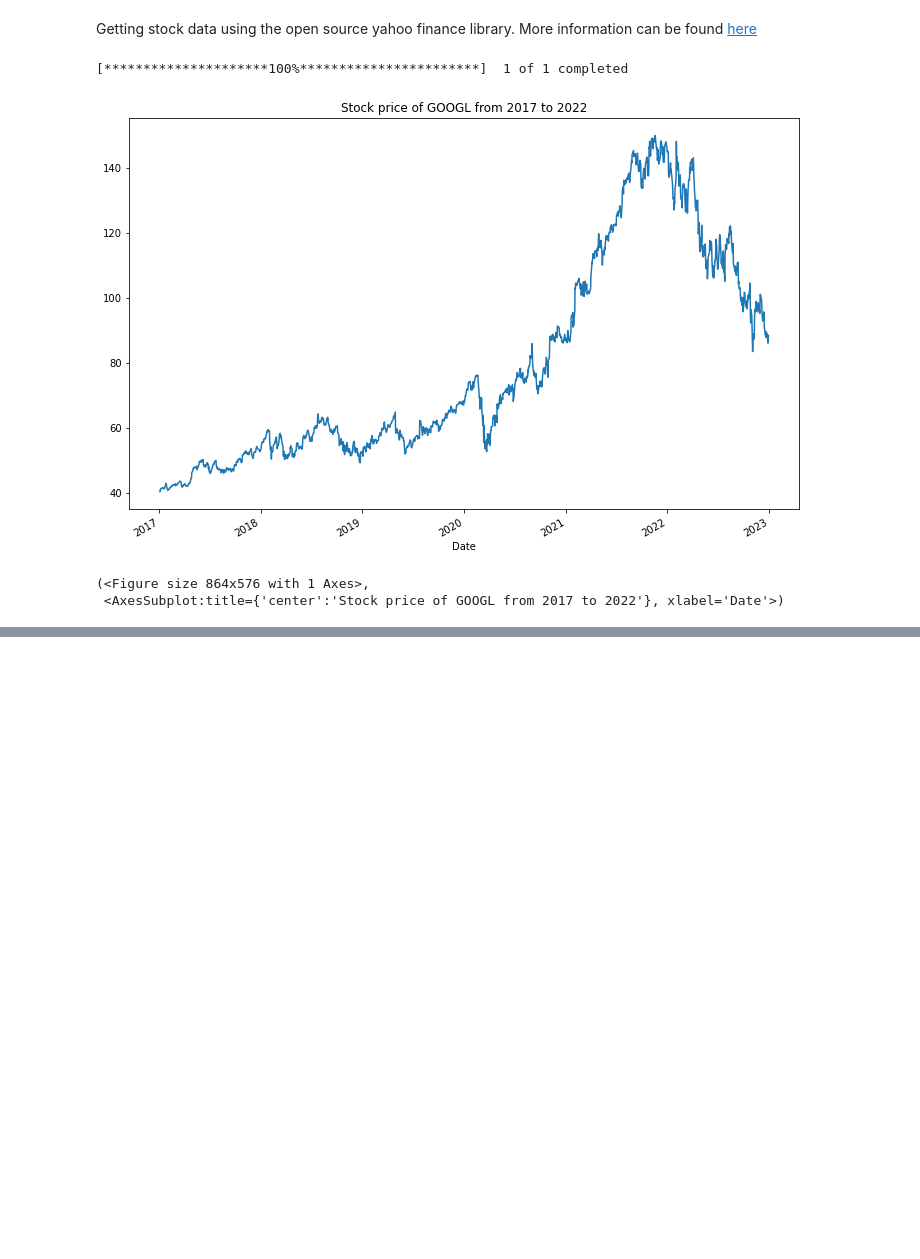
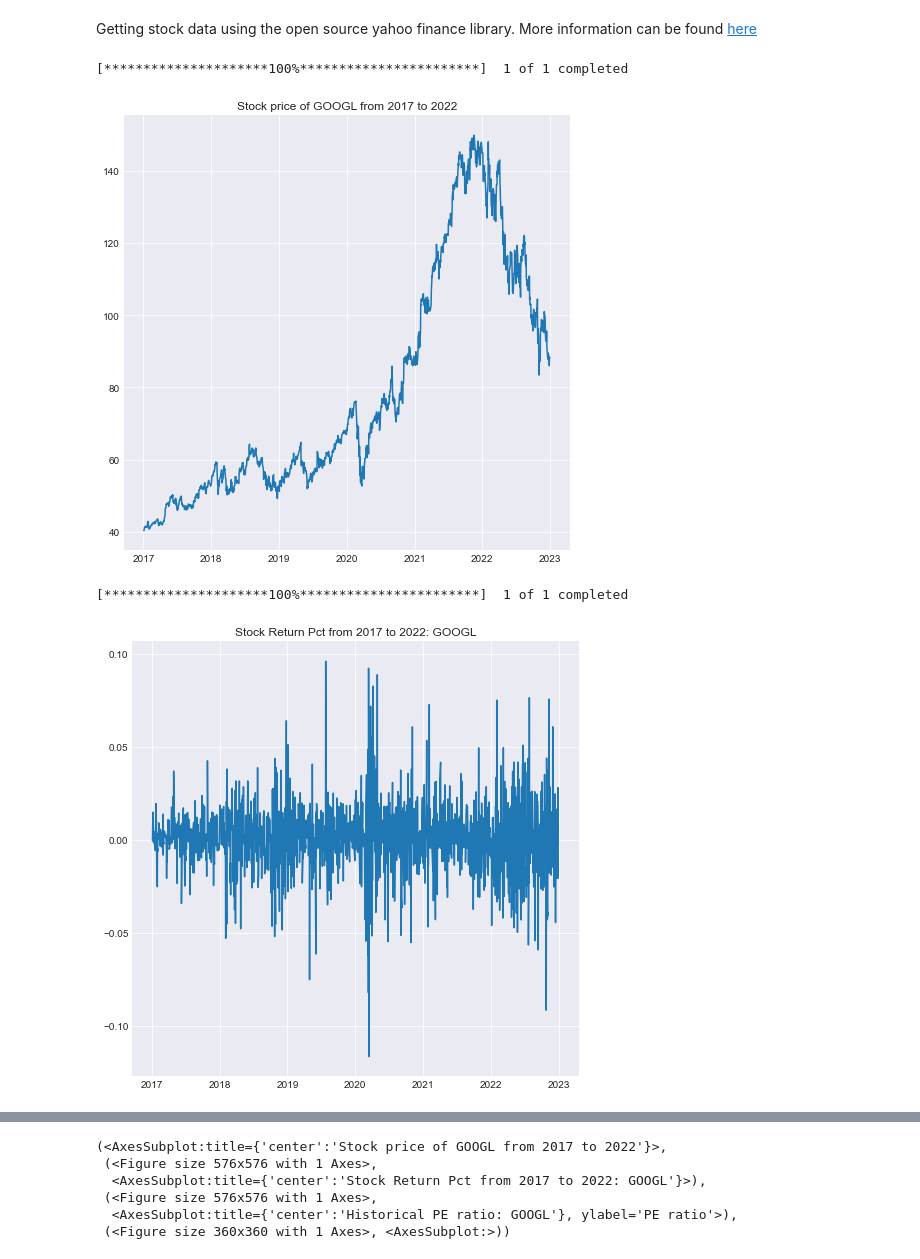
Before and after one commit to rahulakrish/portfolio_builder, a Jupyter notebook: notebook.ipynb, the cells around one changed output, grey strips where cells are left out. Drawn from its saved outputs; the diff is of its cells as text; code cells hidden in the pictures; blank space fills up the shorter version.

```diff
--- a/notebook.ipynb
+++ b/notebook.ipynb
@@ -16,7 +18,6 @@ warnings.filterwarnings('ignore')
 Getting stock data using the open source yahoo finance library. More information can be found [here](https://pypi.org/project/yfinance/)
 # %%
 #function to get stock data of a company
-
 
 def stock_info(ticker):
     #define dates for 5 years
@@ -24,12 +25,12 @@ def stock_info(ticker):
     end_date = '2022-12-31'
     df = yf.download(ticker,start=start_date,end=end_date)
     #plot the stock price over the years
-    fig,ax=plt.subplots(figsize=(12,8));
-    df['Adj Close'].plot(ax=ax);
+    fig,ax=plt.subplots(figsize=(8,8))
+    ax.plot(df['Adj Close']);
     ax.set_title(f'Stock price of {ticker} from 2017 to 2022');
-    plt.show()
+    plt.show();
 
-    return fig,ax
+    return ax
 # %%
 #function to calculate stock return
 
@@ -42,7 +43,7 @@ def stock_return(ticker):
     df_return.drop(df_return.index[0],inplace=True) # drop the Nan value from the first row
 
     #plot the returns over 5 years
-    fig,ax = plt.subplots(figsize=(15,8))
+    fig,ax = plt.subplots(figsize=(8,8))
     ax.plot(df_return['pct_change'])
     ax.set_title('Stock Return Pct from 2017 to 2022:' +' ' + ticker)
     plt.show();
@@ -124,7 +125,10 @@ def get_dividend(ticker):
 
     #check if the company pays dividends
     if div[ticker] == None:
-        return print(f'{ticker} does not pay dividends')
+        fig,ax = plt.subplots(figsize=(5,5))
+        ax.annotate(f'Sorry, {ticker} does not offer dividends',xy=(0.3,0.5),fontsize=20);
+        ax.axis('off')
+        return fig,ax
 
     else:#if company does pay dividends,then convert to a df and create a plot
         df = pd.DataFrame(div[ticker])
@@ -132,15 +136,18 @@ def get_dividend(ticker):
         df.rename(columns={'formatted_date':'date'},inplace=True)
         df['date'] = pd.to_datetime(df['date'])
         df.set_index('date',inplace=True)
-        fig,ax=plt.subplots(figsize=(7,7))
-        ax.plot(df['amount']);
+        fig,ax=plt.subplots(figsize=(8,8))
+        ax.plot(df['amount'],marker = '*', markerfacecolor = 'black');
         ax.set_title(f'Dividend rate: {ticker}')
 
-    return ax
+    return fig,ax
+# %%
+def summary_info(ticker):
+    return stock_info(ticker), stock_return(ticker), get_pe_ratio(ticker),get_dividend(ticker)
 # %%
-stock_info('GOOGL')
+summary_info('GOOGL')
 # %% [output]
 [*********************100%***********************]  1 of 1 completed
-[figure, old version]
+[figure, new version]
-(<Figure size 864x576 with 1 Axes>,
- <AxesSubplot:title={'center':'Stock price of GOOGL from 2017 to 2022'}, xlabel='Date'>)
+[*********************100%***********************]  1 of 1 completed
+[figure, added]
@@ -146,0 +155,6 @@ stock_info('GOOGL')
+(<AxesSubplot:title={'center':'Stock price of GOOGL from 2017 to 2022'}>,
+ (<Figure size 576x576 with 1 Axes>,
+  <AxesSubplot:title={'center':'Stock Return Pct from 2017 to 2022: GOOGL'}>),
+ (<Figure size 576x576 with 1 Axes>,
+  <AxesSubplot:title={'center':'Historical PE ratio: GOOGL'}, ylabel='PE ratio'>),
+ (<Figure size 360x360 with 1 Axes>, <AxesSubplot:>))
```
Also changed, not shown: parts of 7 cells of this notebook.
